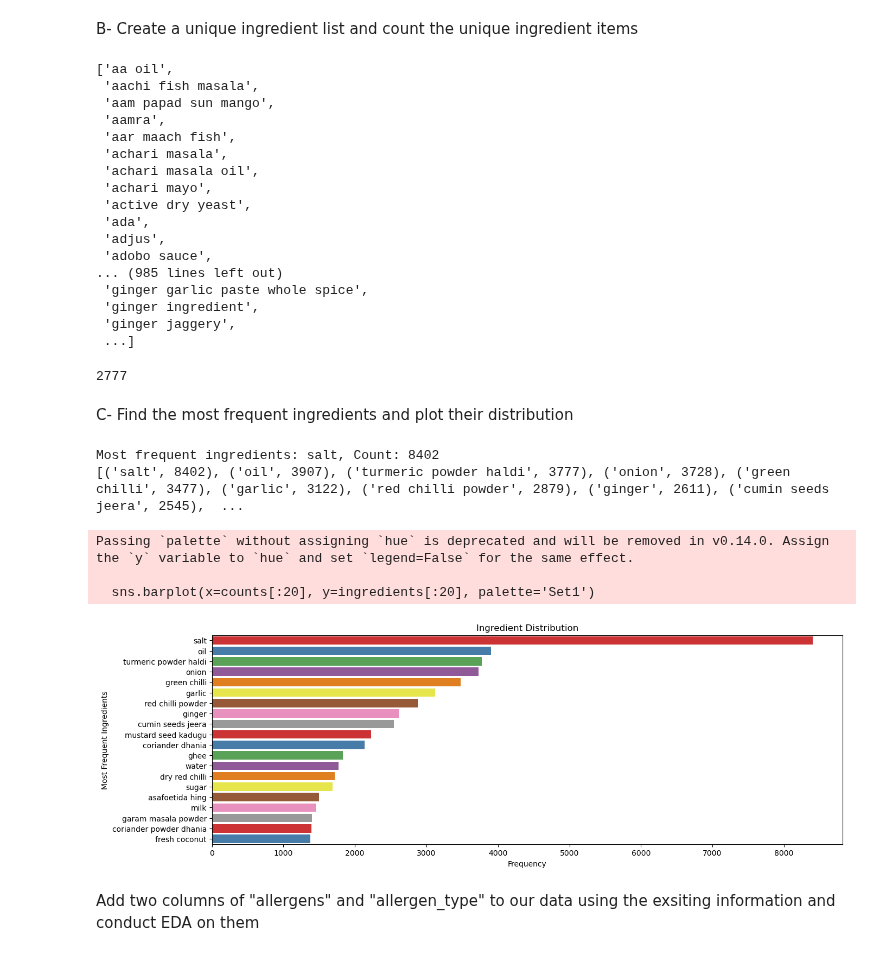
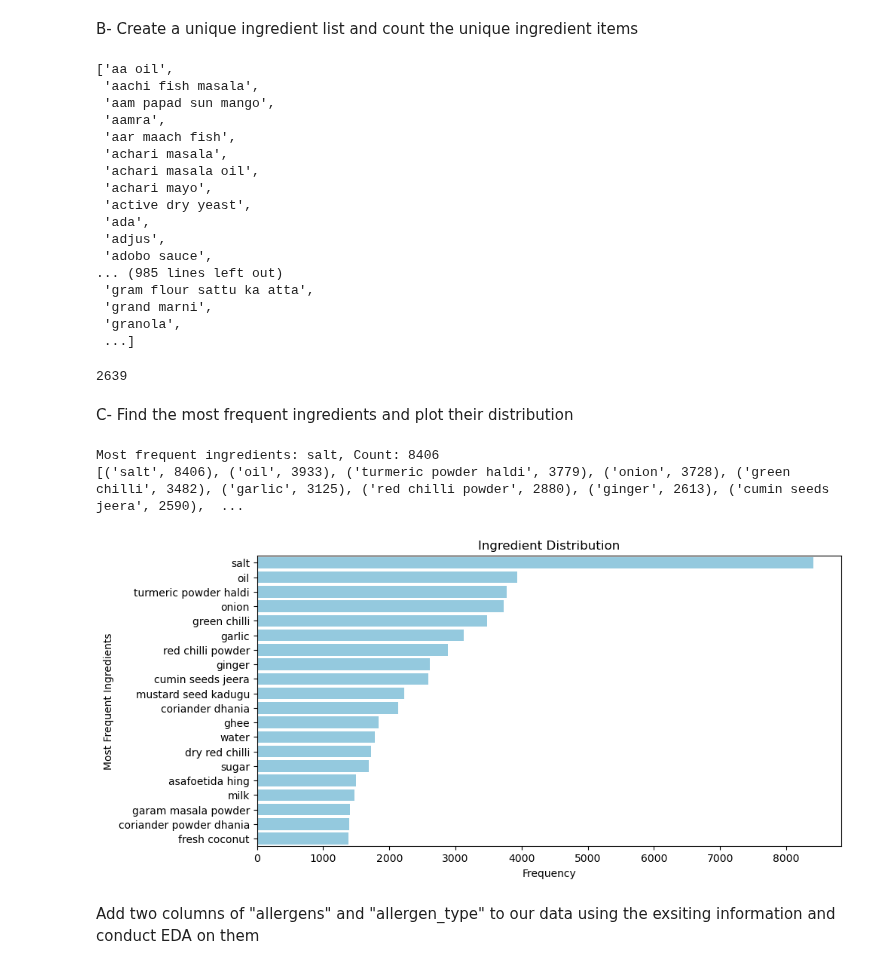
Before and after one commit to jonkerr/indian-food, a Jupyter notebook: prepare_recommendation_data.ipynb, the cells around one changed output. Cells and saved outputs as stored; diff of their text form; code cells hidden in the pictures.

```diff
--- a/prepare_recommendation_data.ipynb
+++ b/prepare_recommendation_data.ipynb
@@ -294,12 +281,12 @@ unwanted_words = ['cleaned','and','washed','as','needed','thinly','sliced','Thin
                   'coarsely','pounded','grated','blanched','a','few','pureed','made','cubed','steamed','quartered','into','preferable',
                   'peeled','slivered','or','whisked','nicely','on','diced',' but recommended','according','overnight',"peel",
                   'soaked','in','roughly','Wet','Ingredients','Everest brand', 'Enough','any','other','s ', 'teaspoon', "one","two",
-                  'tablespoons','tablespoon']
+                  'tablespoons','tablespoon', "eggless", " gluten free", "no onion", "no garlic", "no egg", "no eggs"]
 
 # Download stopwords list
 nltk.download('stopwords')
 stop_words = set(stopwords.words('english'))
-stop_words.update(unwanted_words)
+#stop_words.update(unwanted_words)
 
 # Load the English language model from spaCy
 nlp = spacy.load("en_core_web_sm")
@@ -314,16 +301,8 @@ def clean_ingredients(ingredient_text):
     cleaned_text = re.sub(r'\d+\s+\b\w+\b', ',', cleaned_text, flags=re.IGNORECASE)##find a number followed by unit
     cleaned_text = re.sub(r'\b(to|for|with|without|salt)\b', r', \1', cleaned_text, flags=re.IGNORECASE) # Add a comma before the words "to" or "for" (case-insensitive)
 
-    # Remove unwanted words/phrases from the ingredient text
-    #for word in unwanted_words:
-    #  cleaned_text = re.sub(r'\b' + re.escape(word) + r'\b', '', cleaned_text, flags=re.IGNORECASE)
-
-    #cleaned_text = re.sub(r'\s*,\s*', ',', cleaned_text)  # clean up commas
-    #cleaned_text = re.sub(r'\s+', ' ', cleaned_text).strip()  # clean extra spaces
-    #cleaned_text = re.sub(r',+', ',', cleaned_text)  # remove consecutive commas
-    #cleaned_text = cleaned_text.strip(',')  # remove leading/trailing commas
-    #cleaned_text = re.sub(r'[/\.\-:*)(&"%/+]', '', cleaned_text)# Remove //, ./, -, /, :, *, +
-    #cleaned_text = re.sub(r'\(\s*\)', '', cleaned_text)# Remove empty parentheses or parentheses with spaces
+    for word in unwanted_words:
+        cleaned_text = re.sub(r'\b' + re.escape(word) + r'\b', '', cleaned_text, flags=re.IGNORECASE)
 
      # Split the cleaned text into individual ingredients
     ingredient_list = [ingredient.strip().lower() for ingredient in cleaned_text.split(',') if ingredient.strip()
@@ -400,14 +379,14 @@ unique_ingredient_list
  'adjus',
  'adobo sauce',
 ... (985 lines left out)
- 'ginger garlic paste whole spice',
- 'ginger ingredient',
- 'ginger jaggery',
+ 'gram flour sattu ka atta',
+ 'grand marni',
+ 'granola',
  ...]
 # %%
 len(unique_ingredient_list)
 # %% [output]
-2777
+2639
 # %% [markdown]
 C- Find the most frequent ingredients and plot their distribution
 # %%
@@ -424,23 +403,20 @@ print(f"Most frequent ingredients: {most_frequent_ingredients[0][0]}, Count: {mo
 sorted_clean_ingredients = ingredient_counts.most_common()
 print(sorted_clean_ingredients)
 # %% [output]
-Most frequent ingredients: salt, Count: 8402
-[('salt', 8402), ('oil', 3907), ('turmeric powder haldi', 3777), ('onion', 3728), ('green chilli', 3477), ('garlic', 3122), ('red chilli powder', 2879), ('ginger', 2611), ('cumin seeds jeera', 2545),  ...
+Most frequent ingredients: salt, Count: 8406
+[('salt', 8406), ('oil', 3933), ('turmeric powder haldi', 3779), ('onion', 3728), ('green chilli', 3482), ('garlic', 3125), ('red chilli powder', 2880), ('ginger', 2613), ('cumin seeds jeera', 2590),  ...
 # %%
 # Separate the ingredient names and their counts for plotting
 ingredients, counts = zip(*sorted_clean_ingredients)
 
-plt.figure(figsize=(15, 5))
-sns.barplot(x=counts[:20], y=ingredients[:20], palette='Set1')
+plt.figure(figsize=(10, 5))
+sns.barplot(x=counts[:20], y=ingredients[:20], color='skyblue')
 plt.title('Ingredient Distribution')
 plt.xlabel('Frequency')
 plt.ylabel('Most Frequent Ingredients')
 plt.show()
 # %% [output]
-Passing `palette` without assigning `hue` is deprecated and will be removed in v0.14.0. Assign the `y` variable to `hue` and set `legend=False` for the same effect.
-
-  sns.barplot(x=counts[:20], y=ingredients[:20], palette='Set1')
-[figure, old version]
+[figure, new version]
 # %% [markdown]
 Add two columns of "allergens" and "allergen_type" to our data using the exsiting information and conduct EDA on them
 # %% [markdown]
```
Also changed, not shown: parts of 24 cells of this notebook.
